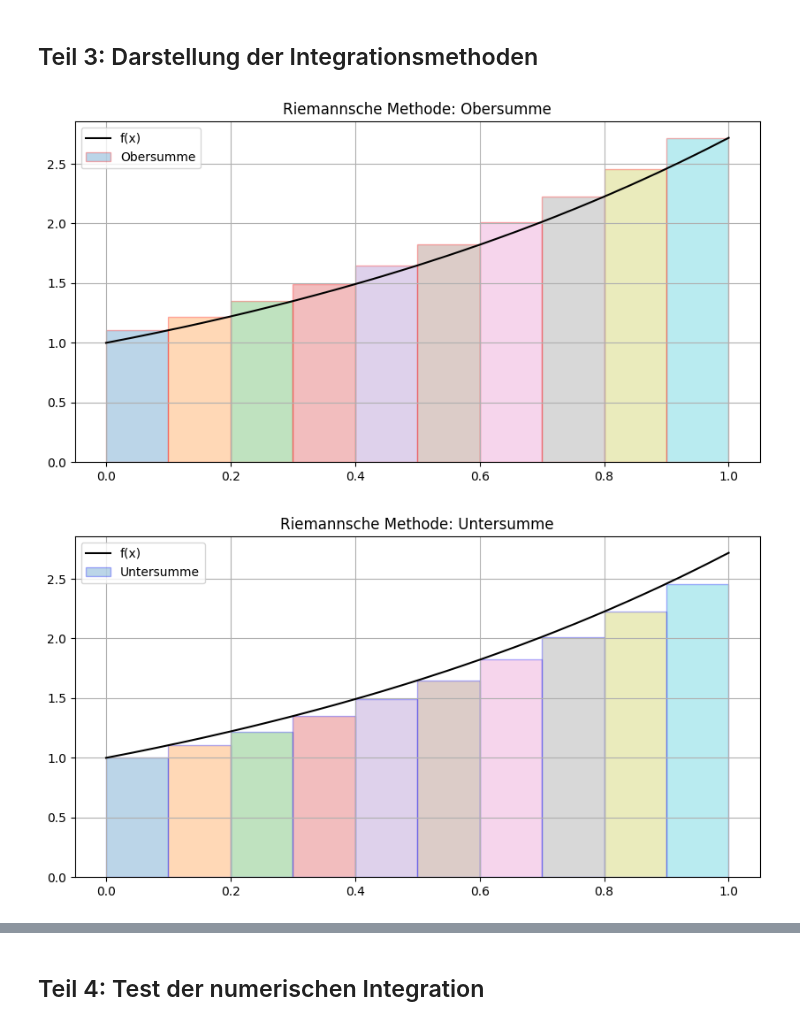
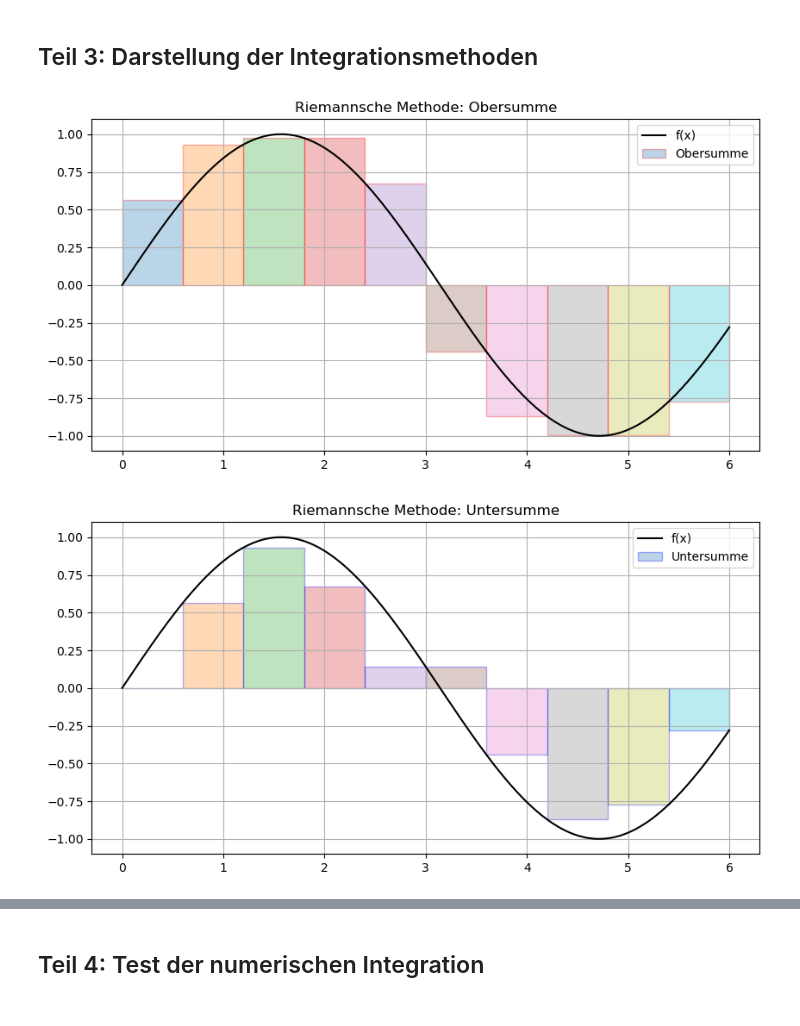
Before and after one commit to SildiCapani/SPL-Programmentwurf, a Jupyter notebook: Integration.ipynb, the cells around one changed output, grey strips where cells are left out. Drawn from its saved outputs; the diff is of its cells as text; code cells hidden in the pictures.

```diff
--- a/Integration.ipynb
+++ b/Integration.ipynb
@@ -449,35 +449,35 @@ class IntegrationsVisualizer:
         for x in stichproben:
             y = koordinaten.get(x, 0)
             if not np.isfinite(y):
                 y = 0
 
             if y >= 0:
                 rect = Rectangle((x - breite / 2, 0), breite, y, edgecolor='green', facecolor='green', alpha=0.3)
             else:
                 rect = Rectangle((x - breite / 2, y), breite, -y, edgecolor='red', facecolor='red', alpha=0.3)
             plt.gca().add_patch(rect)
 
         plt.xlim(a, b)
         plt.legend()
         plt.grid()
         plt.show()
 
 
 
-f = lambda x: np.exp(x)
-riemann = NumerischesIntegral(f, 0, 1, 10)
+f = lambda x: np.sin(x)
+riemann = NumerischesIntegral(f, 0, 6, 10)
 
 viz = IntegrationsVisualizer(riemann)
 viz.visualize_riemann('obersumme')
 viz.visualize_riemann('untersumme')
 viz.visualize_riemann('trapez')
 
 mc = MonteCarloSimulation()
-mc.Monte_Carlo_Simulation(f, 10, Modus='m', User_Untergrenze=0, User_Obergrenze= 1)
+mc.Monte_Carlo_Simulation(f, 6, Modus='m', User_Untergrenze=0, User_Obergrenze= 1)
 mc.Koordinaten_berechnen()
 
 viz2 = IntegrationsVisualizer(mc)
 viz2.visualize_monte_carlo()
 # %% [output]
-[figure, old version]
+[figure, new version]
-[figure, old version]
+[figure, new version]
```
Also changed, not shown: parts of 8 cells of this notebook, 1 other file.
